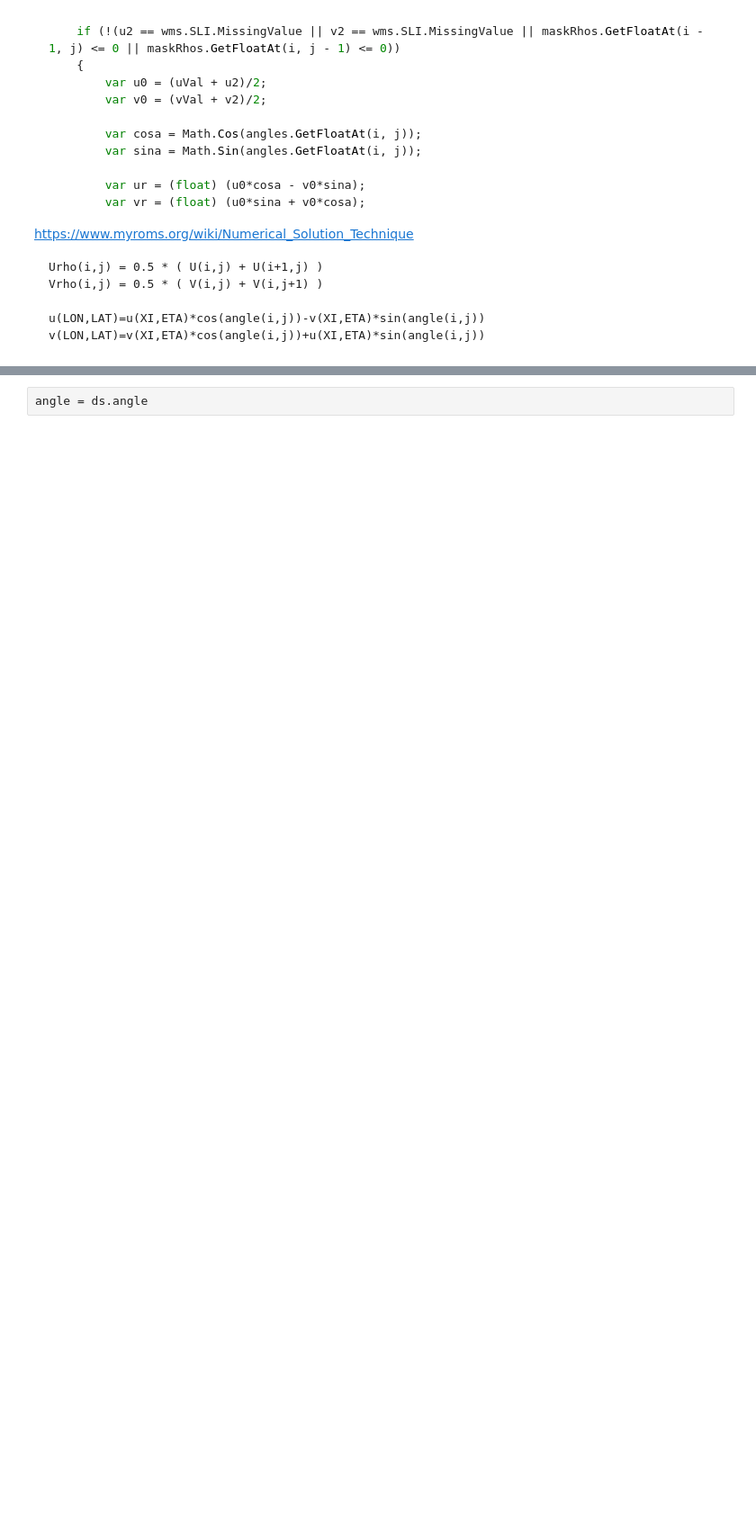
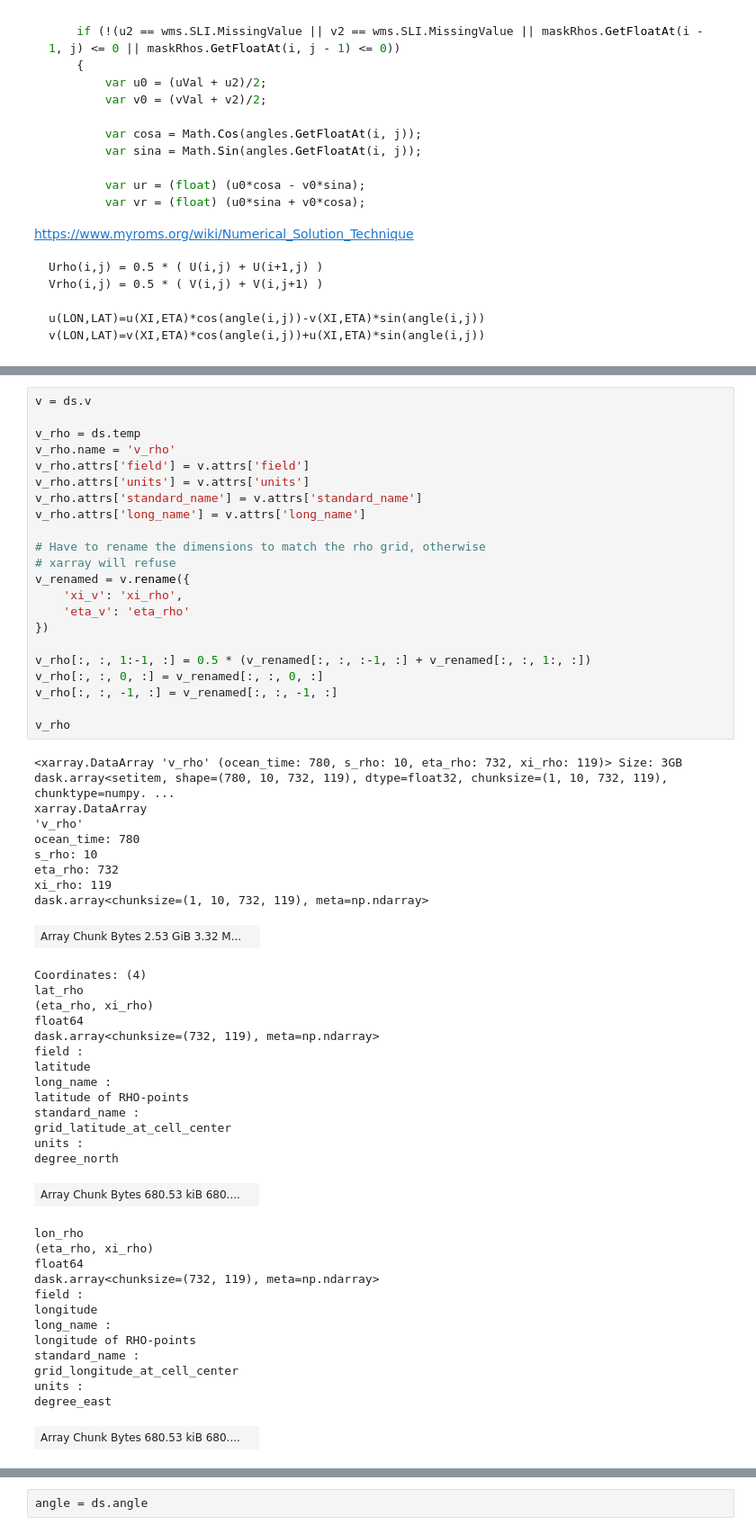
Before and after one commit to mpiannucci/ocean-notebooks, a Jupyter notebook: dbofs_best_s3_angle.ipynb, the cells around one changed output, grey strips where cells are left out. Shown at 90% size. Drawn from its saved outputs; the diff is of its cells as text; blank space fills up the shorter version.

```diff
--- a/dbofs_best_s3_angle.ipynb
+++ b/dbofs_best_s3_angle.ipynb
@@ -77,0 +154,59 @@ v(LON,LAT)=v(XI,ETA)*cos(angle(i,j))+u(XI,ETA)*sin(angle(i,j))
+# %%
+v = ds.v
+
+v_rho = ds.temp
+v_rho.name = 'v_rho'
+v_rho.attrs['field'] = v.attrs['field']
+v_rho.attrs['units'] = v.attrs['units']
+v_rho.attrs['standard_name'] = v.attrs['standard_name']
+v_rho.attrs['long_name'] = v.attrs['long_name']
+
+# Have to rename the dimensions to match the rho grid, otherwise
+# xarray will refuse
+v_renamed = v.rename({
+    'xi_v': 'xi_rho',
+    'eta_v': 'eta_rho'
+})
+
+v_rho[:, :, 1:-1, :] = 0.5 * (v_renamed[:, :, :-1, :] + v_renamed[:, :, 1:, :])
+v_rho[:, :, 0, :] = v_renamed[:, :, 0, :]
+v_rho[:, :, -1, :] = v_renamed[:, :, -1, :]
+
+v_rho
+# %% [output]
+<xarray.DataArray 'v_rho' (ocean_time: 780, s_rho: 10, eta_rho: 732, xi_rho: 119)> Size: 3GB dask.array<setitem, shape=(780, 10, 732, 119), dtype=float32, chunksize=(1, 10, 732, 119), chunktype=numpy. ...
+xarray.DataArray
+'v_rho'
+ocean_time: 780
+s_rho: 10
+eta_rho: 732
+xi_rho: 119
+dask.array<chunksize=(1, 10, 732, 119), meta=np.ndarray>
+| Array Chunk Bytes 2.53 GiB 3.32 M... |  |
+Coordinates: (4)
+lat_rho
+(eta_rho, xi_rho)
+float64
+dask.array<chunksize=(732, 119), meta=np.ndarray>
+field :
+latitude
+long_name :
+latitude of RHO-points
+standard_name :
+grid_latitude_at_cell_center
+units :
+degree_north
+| Array Chunk Bytes 680.53 kiB 680.... |  |
+lon_rho
+(eta_rho, xi_rho)
+float64
+dask.array<chunksize=(732, 119), meta=np.ndarray>
+field :
+longitude
+long_name :
+longitude of RHO-points
+standard_name :
+grid_longitude_at_cell_center
+units :
+degree_east
+| Array Chunk Bytes 680.53 kiB 680.... |  |
```
Also changed, not shown: parts of 7 cells of this notebook.
